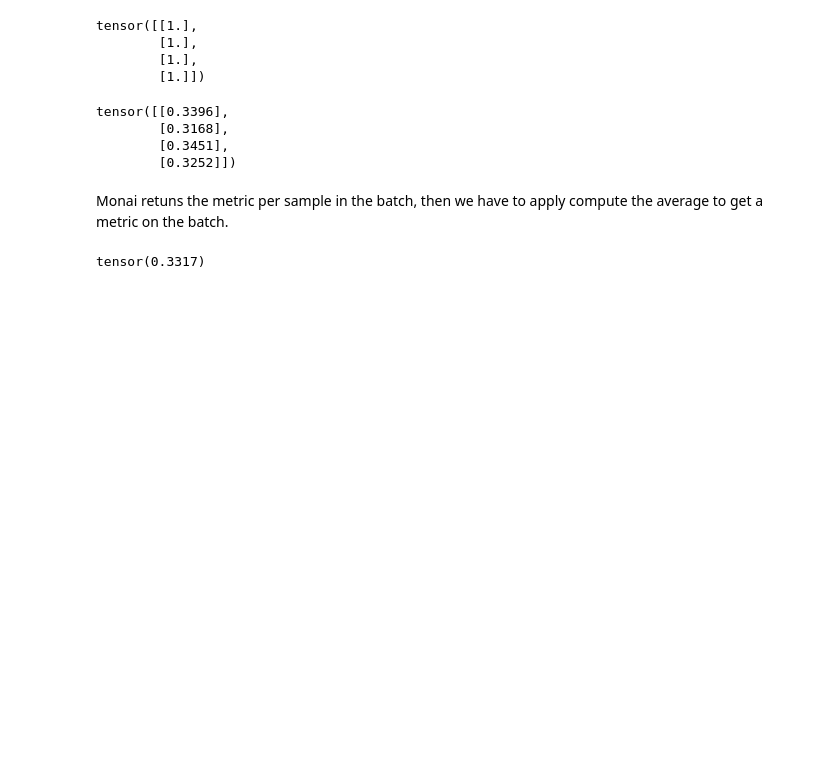
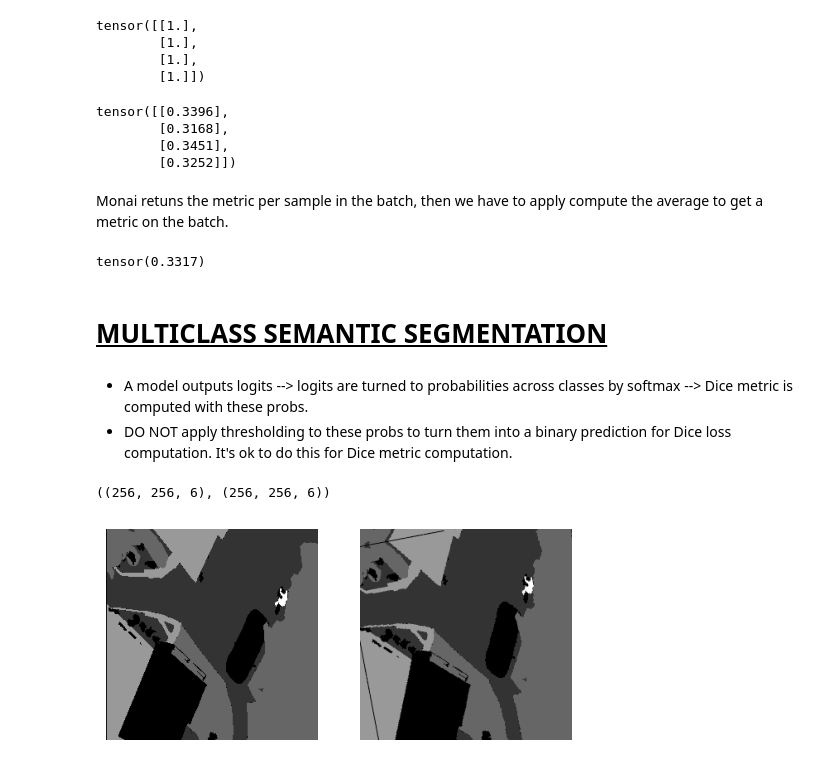
Before and after one commit to gptrapletti/losses-and-metrics, a Jupyter notebook: dice_metric.ipynb, the cells around one changed output. Saved outputs shown, nothing was run; the diff lists cells and outputs as text; code cells hidden in the pictures; blank space fills up the shorter version.

Commit message:
Add study on dice metric for multiclass semantic segmentation

```diff
--- a/dice_metric.ipynb
+++ b/dice_metric.ipynb
@@ -181,3 +183,8 @@ Monai retuns the metric per sample in the batch, then we have to apply compute t
 dice_monai(batch1[:, None, ...], batch2[:, None, ...]).mean()
 # %% [output]
 tensor(0.3317)
+# %% [markdown]
+# <ins> MULTICLASS SEMANTIC SEGMENTATION
+# %% [markdown]
+- A model outputs logits --> logits are turned to probabilities across classes by softmax --> Dice metric is computed with these probs.
+- DO NOT apply thresholding to these probs to turn them into a binary prediction for Dice loss computation. It's ok to do this for Dice metric computation.
@@ -183,0 +195,23 @@ tensor(0.3317)
+# %%
+# Load GT and PRED, where PRED is a slightly tilted version of GT, hence a good prediction
+# Both are as binary masks
+gt_arr, pred_arr = np.load('data/multiclass_semantic_segm.npy')
+gt_arr.shape, pred_arr.shape
+# %% [output]
+((256, 256, 6), (256, 256, 6))
+# %%
+# Plot images
+v = np.array([0, 1, 2, 3, 4, 5])
+v = v[np.newaxis, np.newaxis, :] # add H and W dims
+
+gt_image = np.sum(gt_arr * v, axis=2) * 25
+pred_image = np.sum(pred_arr * v, axis=2) * 25
+
+fig, ax = plt.subplots(1, 2, figsize=(6, 10))
+ax[0].imshow(gt_image, cmap='gray')
+ax[0].axis('off')
+ax[1].imshow(pred_image, cmap='gray')
+ax[1].axis('off')
+plt.show()
+# %% [output]
+[figure, added]
```
Also changed, not shown: parts of 12 cells of this notebook, 1 other file.
